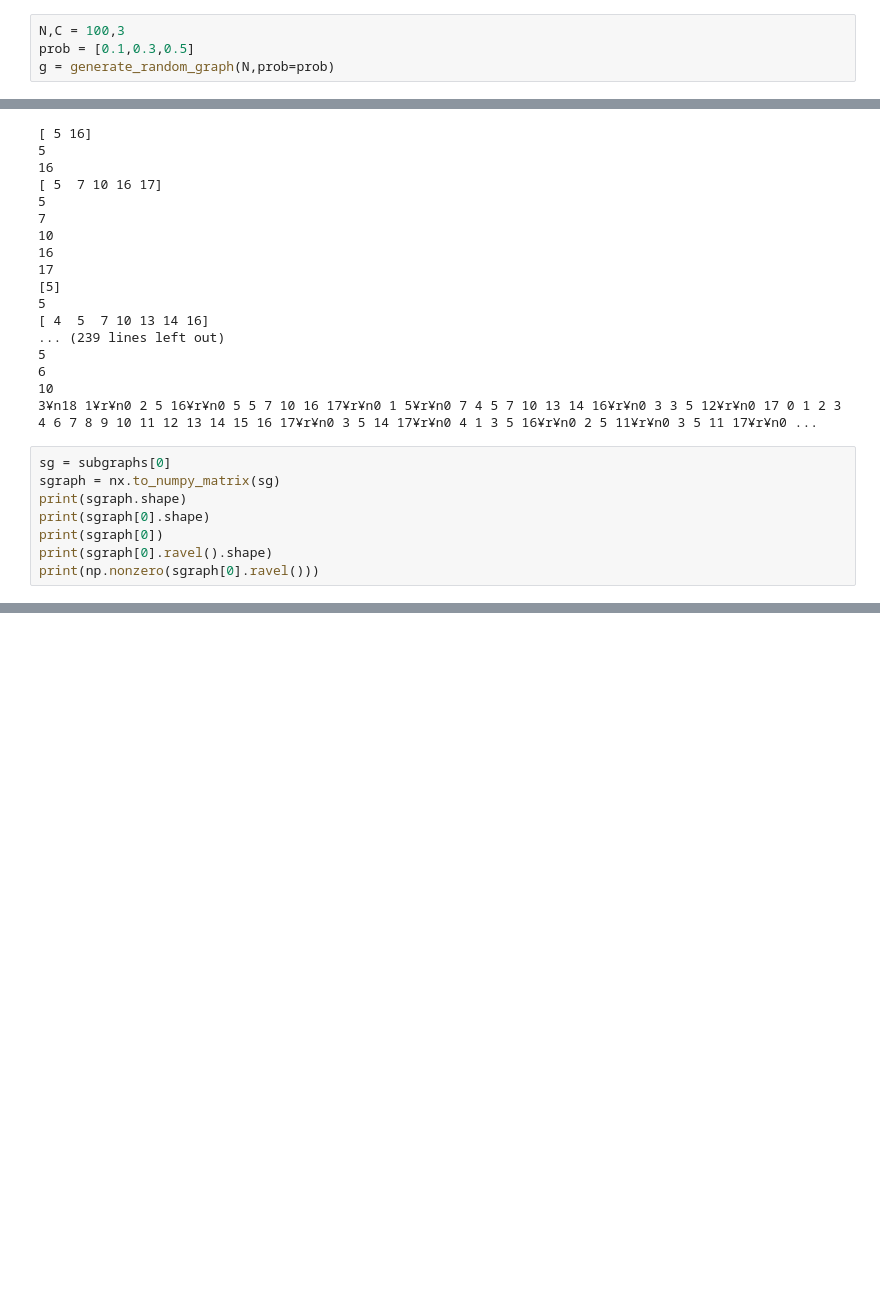
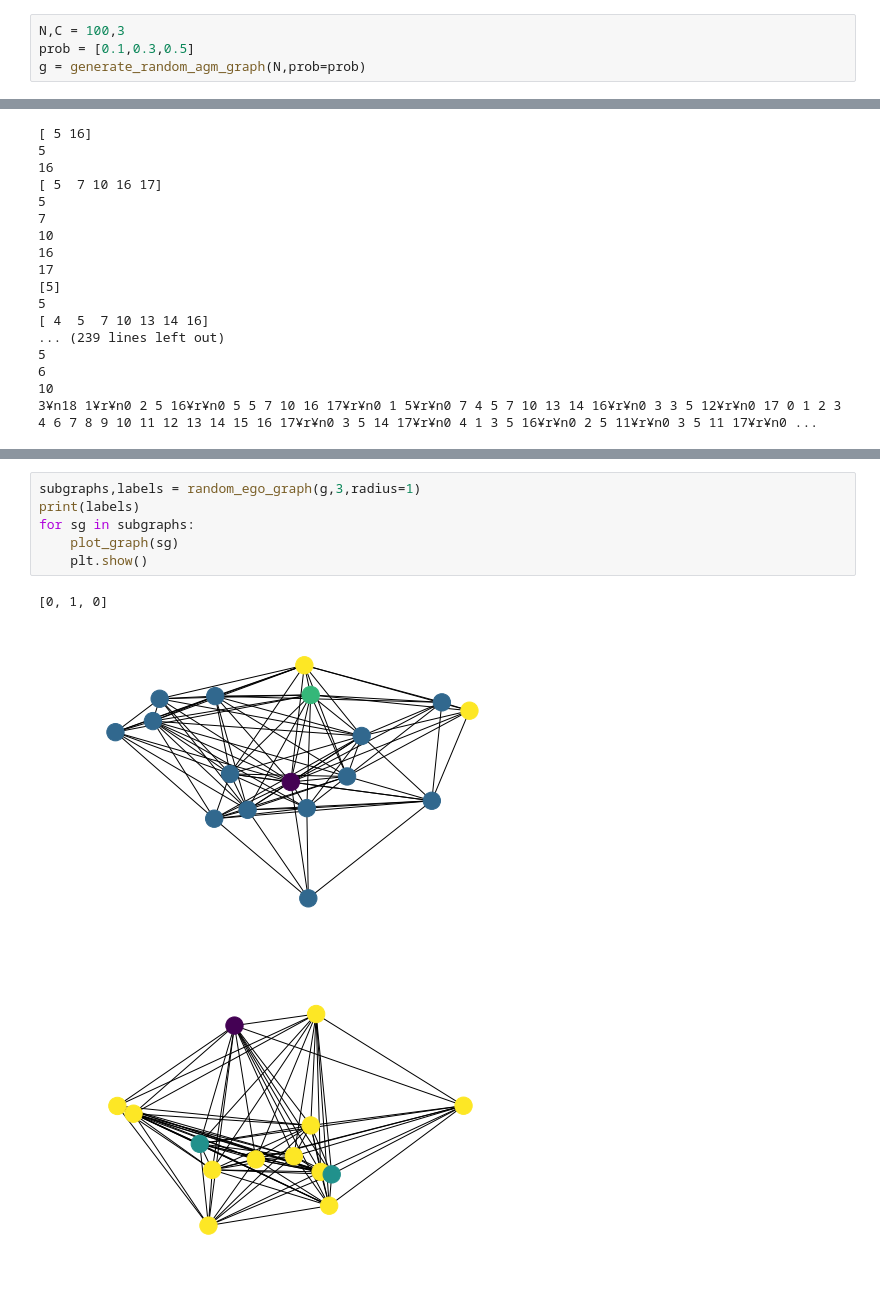
Before and after one commit to silent567/pytorch_DGCNN, a Jupyter notebook: generate_dataset/test.ipynb, the cells around one changed output, grey strips where cells are left out. Saved outputs shown, nothing was run; the diff lists cells and outputs as text; blank space fills up the shorter version.

```diff
--- a/generate_dataset/test.ipynb
+++ b/generate_dataset/test.ipynb
@@ -6,7 +8,7 @@ from util import *
 # %%
 N,C = 100,3
 prob = [0.1,0.3,0.5]
-g = generate_random_graph(N,prob=prob)
+g = generate_random_agm_graph(N,prob=prob)
 # %%
 plot_graph(g)
 # %% [output]
@@ -42,11 +44,3 @@ print(graphs2str(subgraphs,labels))
 6
 10
 3¥n18 1¥r¥n0 2 5 16¥r¥n0 5 5 7 10 16 17¥r¥n0 1 5¥r¥n0 7 4 5 7 10 13 14 16¥r¥n0 3 3 5 12¥r¥n0 17 0 1 2 3 4 6 7 8 9 10 11 12 13 14 15 16 17¥r¥n0 3 5 14 17¥r¥n0 4 1 3 5 16¥r¥n0 2 5 11¥r¥n0 3 5 11 17¥r¥n0 ...
-# %%
-sg = subgraphs[0]
-sgraph = nx.to_numpy_matrix(sg)
-print(sgraph.shape)
-print(sgraph[0].shape)
-print(sgraph[0])
-print(sgraph[0].ravel().shape)
-print(np.nonzero(sgraph[0].ravel()))
@@ -83,0 +64,10 @@ print(ggraph.ravel().shape)
+# %%
+subgraphs,labels = random_ego_graph(g,3,radius=1)
+print(labels)
+for sg in subgraphs:
+    plot_graph(sg)
+    plt.show()
+# %% [output]
+[0, 1, 0]
+[figure, added]
+[figure, added]
```
Also changed, not shown: parts of 11 cells of this notebook, 3 other files.
